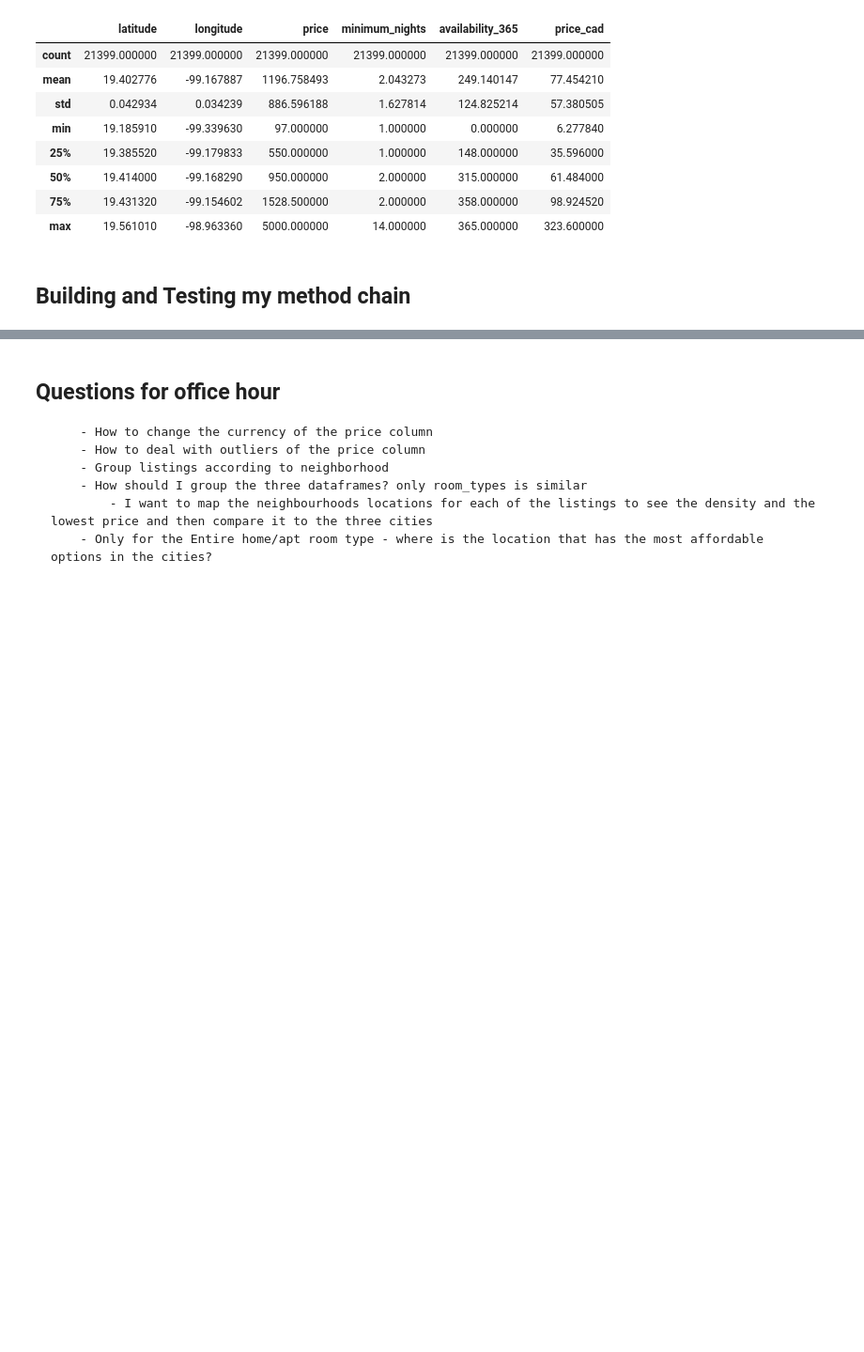
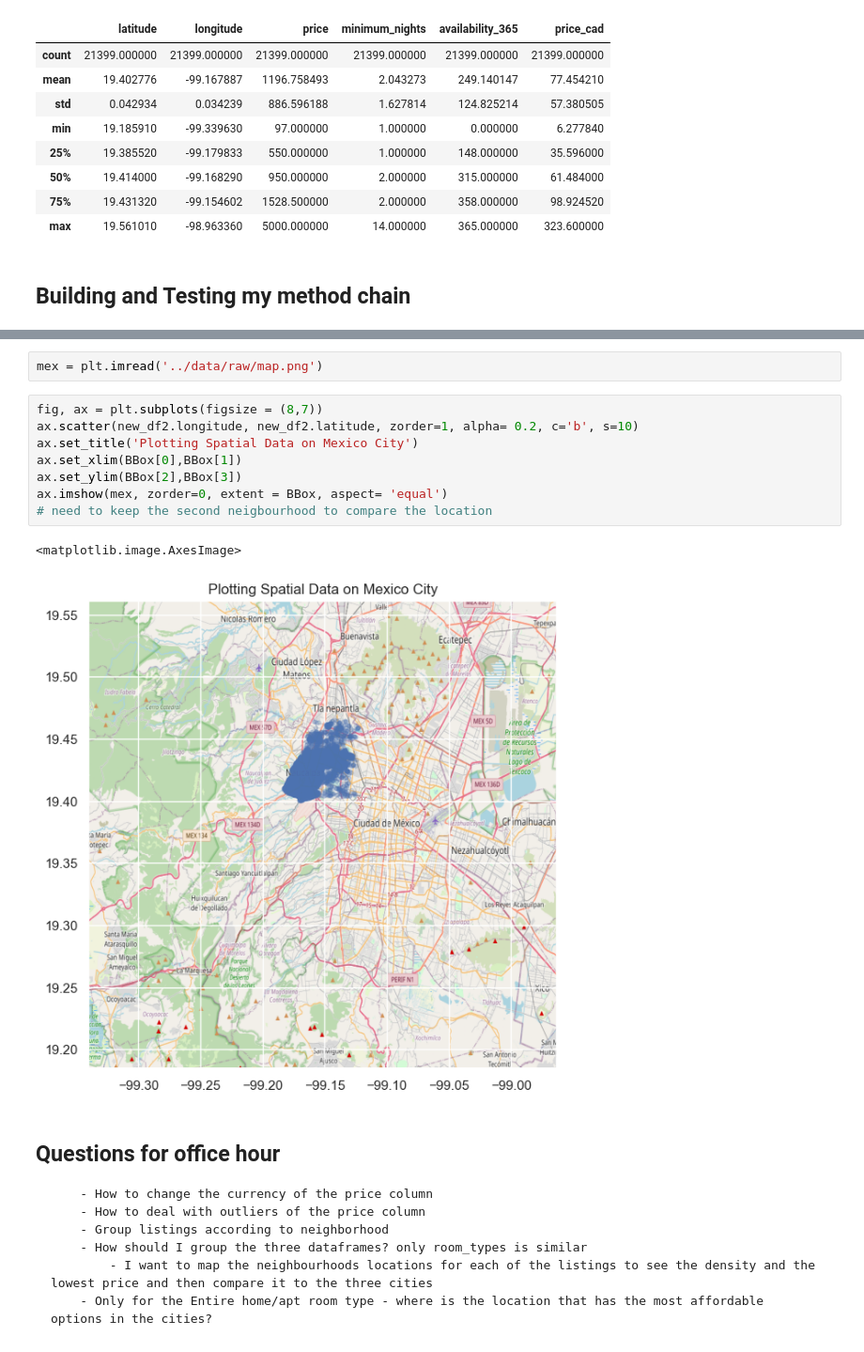
Before and after one commit to ubco-W2022T2-data301/project-group-group21, a Jupyter notebook: analysis/analysis2.ipynb, the cells around one changed output, grey strips where cells are left out. Shown at 94% size. Drawn from its saved outputs; the diff is of its cells as text; blank space fills up the shorter version.

```diff
--- a/analysis/analysis2.ipynb
+++ b/analysis/analysis2.ipynb
@@ -350,3 +358,16 @@ SyntaxError: invalid syntax (1992488624.py, line 1)
+# %%
+mex = plt.imread('../data/raw/map.png')
+# %%
+fig, ax = plt.subplots(figsize = (8,7))
+ax.scatter(new_df2.longitude, new_df2.latitude, zorder=1, alpha= 0.2, c='b', s=10)
+ax.set_title('Plotting Spatial Data on Mexico City')
+ax.set_xlim(BBox[0],BBox[1])
+ax.set_ylim(BBox[2],BBox[3])
+ax.imshow(mex, zorder=0, extent = BBox, aspect= 'equal')
+# need to keep the second neigbourhood to compare the location
+# %% [output]
+<matplotlib.image.AxesImage>
+[figure, added]
 # %% [markdown]
 ## Questions for office hour
         - How to change the currency of the price column
```
Also changed, not shown: parts of 7 cells of this notebook, 1 other file.
